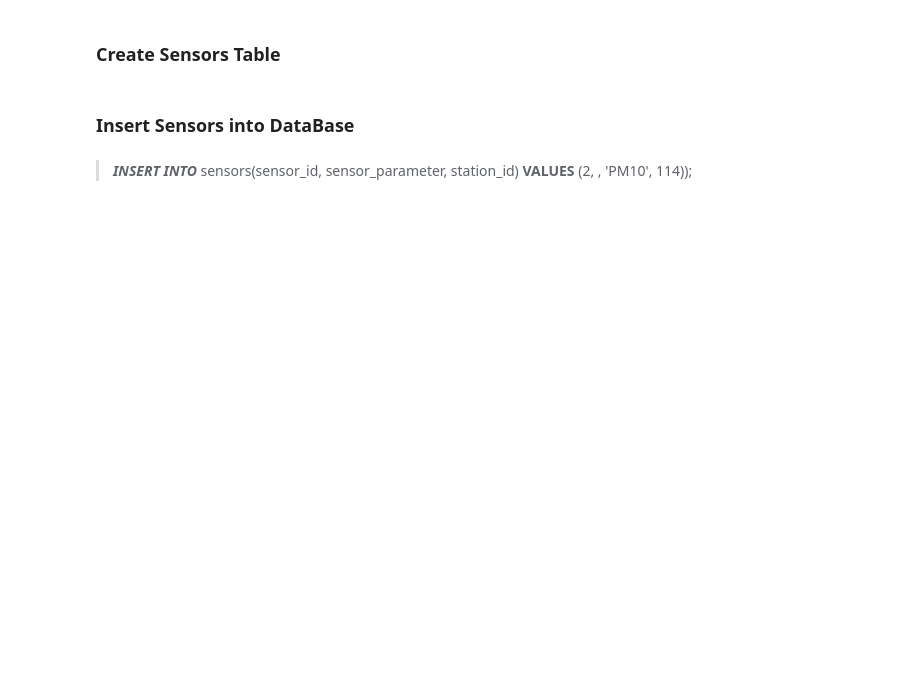
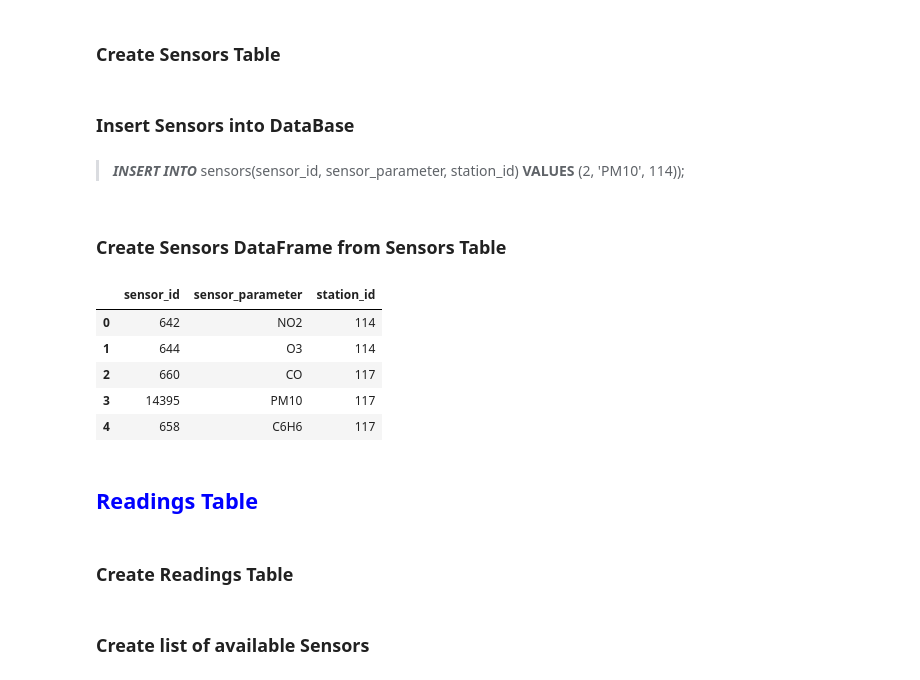
Before and after one commit to lukaszKielar/Home-Air-Quality-Station, a Jupyter notebook: python/GIOS_readings.ipynb, the cells around one changed output. Drawn from its saved outputs; the diff is of its cells as text; code cells hidden in the pictures; blank space fills up the shorter version.

```diff
--- a/python/GIOS_readings.ipynb
+++ b/python/GIOS_readings.ipynb
@@ -312,7 +322,7 @@ cur.execute(sql)
 # %% [markdown]
 ### Insert Sensors into DataBase
 # %% [markdown]
-> <i>**INSERT INTO**</i> sensors(sensor_id, sensor_parameter, station_id) **VALUES** (2, , 'PM10', 114));
+> <i>**INSERT INTO**</i> sensors(sensor_id, sensor_parameter, station_id) **VALUES** (2, 'PM10', 114));
 # %%
 def db_insert_station_sensors(conn, sensor_id, sensor_parameter, station_id):
     """
@@ -339,3 +351,21 @@ for station in stations:
             db_insert_station_sensors(conn, sensor_id, sensor_parameter, station_id)
         except:
             print ("Cannot execute insertion for Sensor ID: {} (Station ID: {})".format(sensor_id, station_id))
+# %% [markdown]
+### Create Sensors DataFrame from Sensors Table
+# %%
+sql = "SELECT * FROM public.sensors"
+
+sensors_df = pd.read_sql_query(sql,con=conn)
+sensors_df.head()
+# %% [output]
+|  | sensor_id | sensor_parameter | station_id |
+| 0 | 642 | NO2 | 114 |
+| 1 | 644 | O3 | 114 |
+| 2 | 660 | CO | 117 |
+| 3 | 14395 | PM10 | 117 |
+| 4 | 658 | C6H6 | 117 |
+# %% [markdown]
+## <font color="blue">Readings Table</font>
+# %% [markdown]
+### Create Readings Table
@@ -341,0 +384,2 @@ for station in stations:
+# %% [markdown]
+### Create list of available Sensors
```
Also changed, not shown: parts of 31 cells of this notebook.
